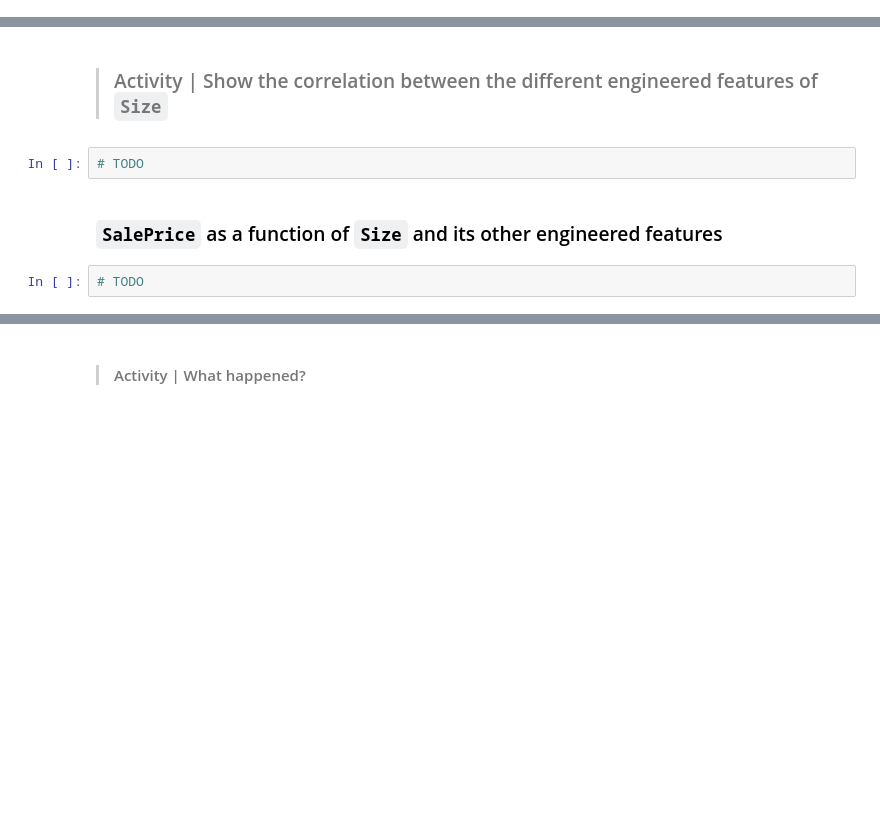
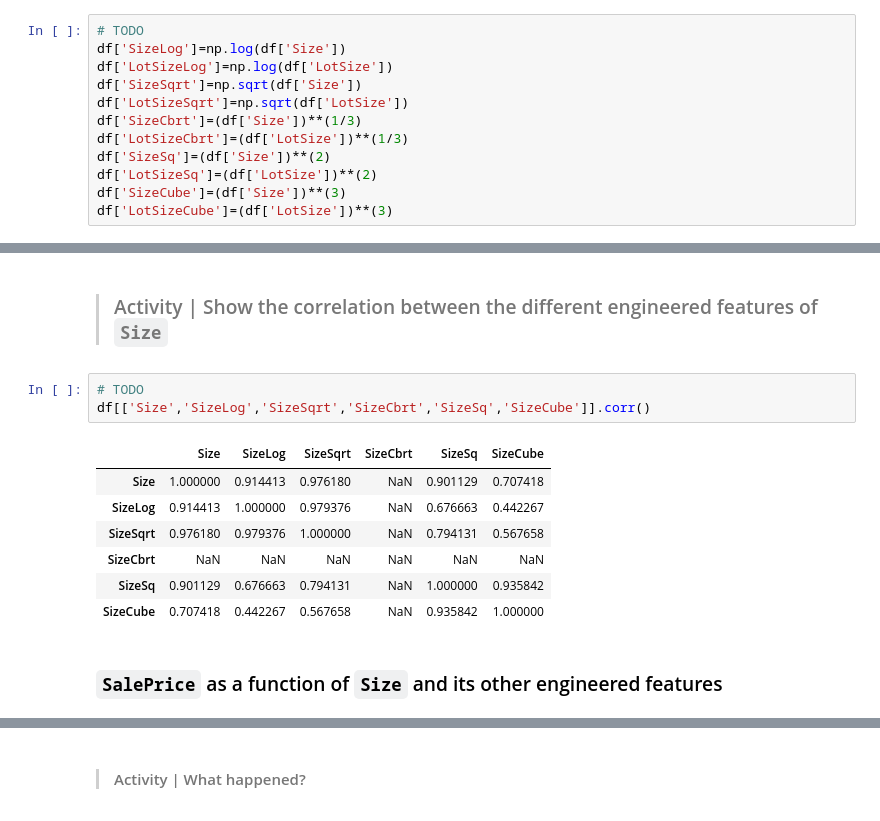
Before and after one commit to cefan-2000/DS-SF-34, a Jupyter notebook: classes/08/notebooks/codealong-08-linear-regression-part-2-starter-code.ipynb, the cells around one changed output, grey strips where cells are left out. Drawn from its saved outputs; the diff is of its cells as text; blank space fills up the shorter version.

```diff
--- a/classes/08/notebooks/codealong-08-linear-regression-part-2-starter-code.ipynb
+++ b/classes/08/notebooks/codealong-08-linear-regression-part-2-starter-code.ipynb
@@ -210,2 +208,14 @@ Answer: TODO
+# %%
+# TODO
+df['SizeLog']=np.log(df['Size'])
+df['LotSizeLog']=np.log(df['LotSize'])
+df['SizeSqrt']=np.sqrt(df['Size'])
+df['LotSizeSqrt']=np.sqrt(df['LotSize'])
+df['SizeCbrt']=(df['Size'])**(1/3)
+df['LotSizeCbrt']=(df['LotSize'])**(1/3)
+df['SizeSq']=(df['Size'])**(2)
+df['LotSizeSq']=(df['LotSize'])**(2)
+df['SizeCube']=(df['Size'])**(3)
+df['LotSizeCube']=(df['LotSize'])**(3)
 # %%
 df
@@ -212,8 +237,15 @@ df
 # %% [markdown]
 > ### Activity | Show the correlation between the different engineered features of  `Size`
-# %%
-# TODO
+# %%
+# TODO
+df[['Size','SizeLog','SizeSqrt','SizeCbrt','SizeSq','SizeCube']].corr()
+# %% [output]
+|  | Size | SizeLog | SizeSqrt | SizeCbrt | SizeSq | SizeCube |
+| Size | 1.000000 | 0.914413 | 0.976180 | NaN | 0.901129 | 0.707418 |
+| SizeLog | 0.914413 | 1.000000 | 0.979376 | NaN | 0.676663 | 0.442267 |
+| SizeSqrt | 0.976180 | 0.979376 | 1.000000 | NaN | 0.794131 | 0.567658 |
+| SizeCbrt | NaN | NaN | NaN | NaN | NaN | NaN |
+| SizeSq | 0.901129 | 0.676663 | 0.794131 | NaN | 1.000000 | 0.935842 |
+| SizeCube | 0.707418 | 0.442267 | 0.567658 | NaN | 0.935842 | 1.000000 |
 # %% [markdown]
 ### `SalePrice` as a function of `Size` and its other engineered features
-# %%
-# TODO
```
Also changed, not shown: parts of 18 cells of this notebook, 2 other files.
